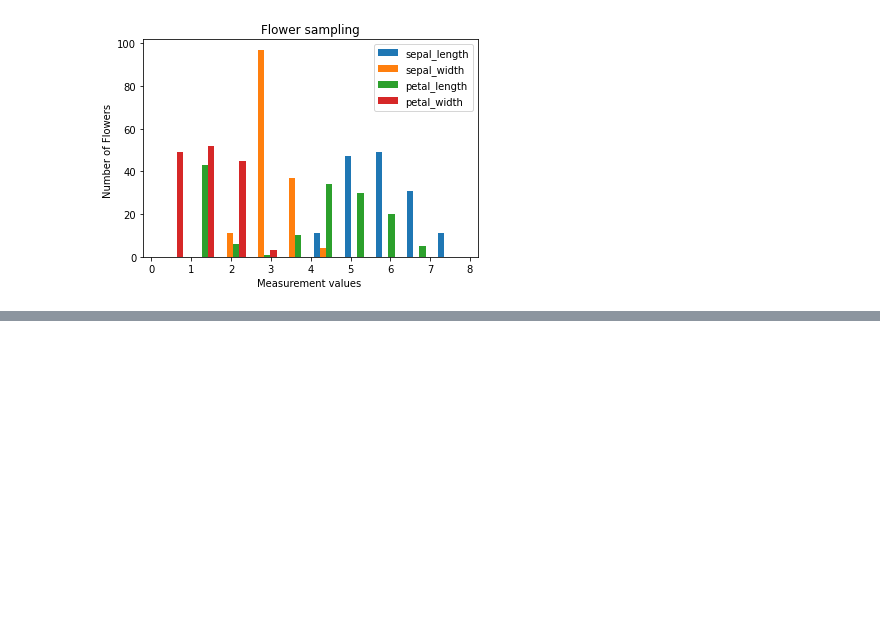
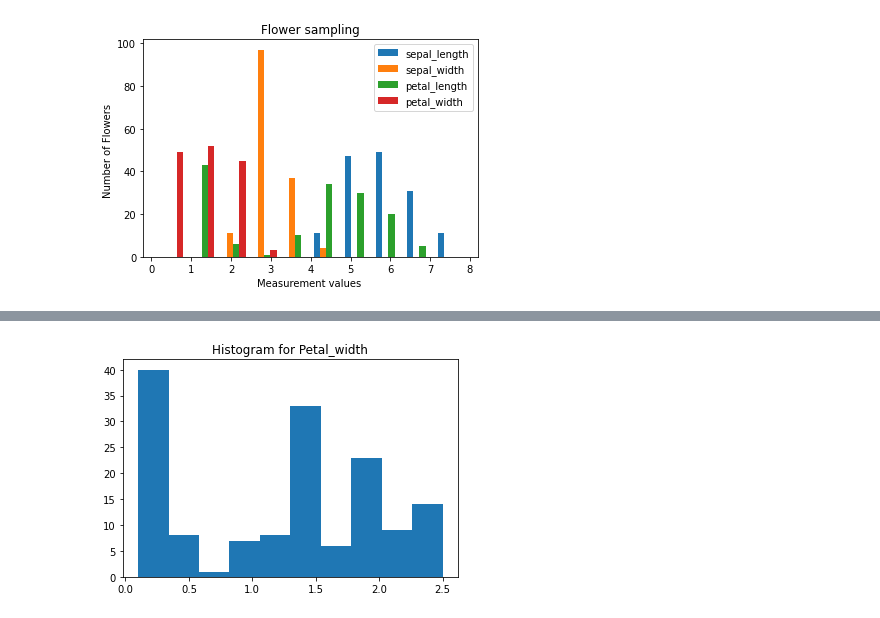
Before and after one commit to slimxy/CRAI-DataScience, a Jupyter notebook: Assignment1.ipynb, the cells around one changed output, grey strips where cells are left out. Saved outputs shown, nothing was run; the diff lists cells and outputs as text; code cells hidden in the pictures; blank space fills up the shorter version.

```diff
--- a/Assignment1.ipynb
+++ b/Assignment1.ipynb
@@ -95,0 +138,7 @@ plt.legend()
+# %%
+# 1a. Histogram for petal_width
+plt.hist(petal_width)
+plt.title("Histogram for Petal_width")
+plt.show()
+# %% [output]
+[figure, added]
```
Also changed, not shown: parts of 12 cells of this notebook, 5 other files.
